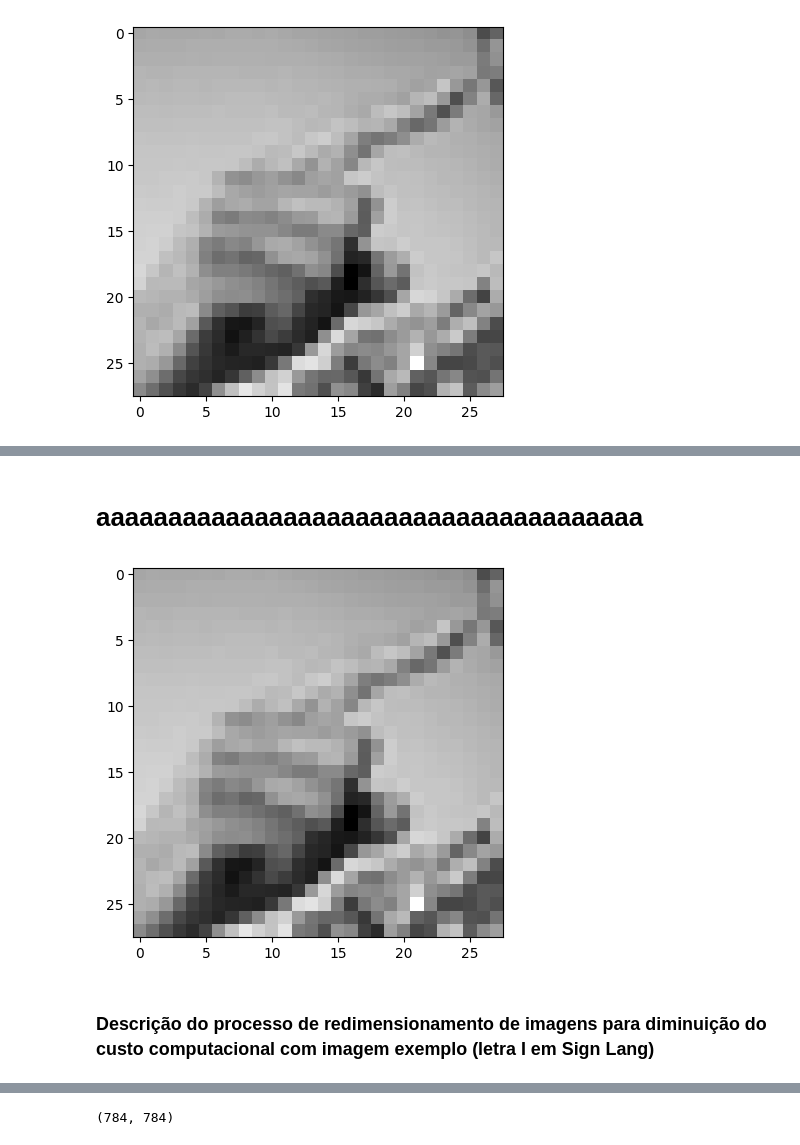
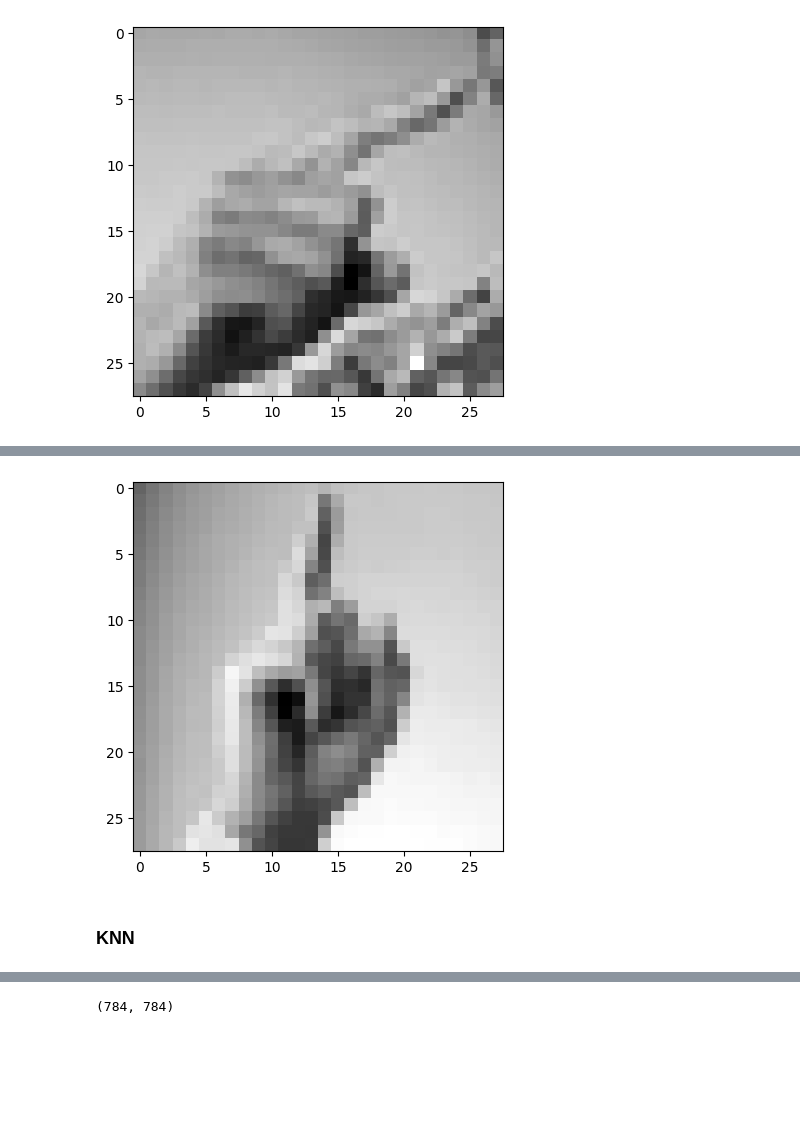
Before and after one commit to clara-mesquita/curso-fundamentos-analise-de-dados, a Jupyter notebook: knn/Trabalho_1.ipynb, the cells around one changed output, grey strips where cells are left out. Saved outputs shown, nothing was run; the diff lists cells and outputs as text; code cells hidden in the pictures; blank space fills up the shorter version.

```diff
--- a/knn/Trabalho_1.ipynb
+++ b/knn/Trabalho_1.ipynb
@@ -112,0 +121,33 @@ def get_img(index : int = 0) -> None:
+# %%
+def converting_img(img):
+    final_img = img/255
+    return final_img
+
+def convert_dataset(dataset):
+    """
+    Realizando o procedimento de pré-processamento em todas as imagens do dataset conjugado
+
+    Parâmetros:
+    dataset: recebe o dataset (DataFrame) cujo qual as imagens vão ser preprocessadas
+    """
+    dataset.drop(columns=['label'], inplace=True)
+    dataset = np.asarray(dataset)
+    arr1 = dataset[0]
+    img_example = arr1
+    pixels = img_example.reshape((28, 28))
+    pixels = pixels/255
+    pixels = pixels.flatten()
+
+    processed_images = np.array([pixels])
+    for index, arr in enumerate(dataset):
+        if index == 0:
+            continue
+        img_example = arr
+        pixels = img_example.reshape((28, 28))
+
+        pixels = pixels/255
+
+        pixels = pixels.flatten()
+        processed_images = np.append(processed_images, [pixels], axis=0)
+
+    return processed_images
@@ -182,9 +331,7 @@ Classe dessa imagem: 6
+# %%
+img = converting_img(df.head(1))
+print_img(img)
+# %% [output]
+[figure, added]
 # %% [markdown]
-# aaaaaaaaaaaaaaaaaaaaaaaaaaaaaaaaaaaaaa
+### KNN
-# %%
-plt.imshow(pixels, cmap="gray")
-plt.show()
-# %% [output]
-[figure, removed]
-# %% [markdown]
-### Descrição do processo de redimensionamento de imagens para diminuição do custo computacional com imagem exemplo (letra I em Sign Lang)
```
Also changed, not shown: parts of 34 cells of this notebook.
